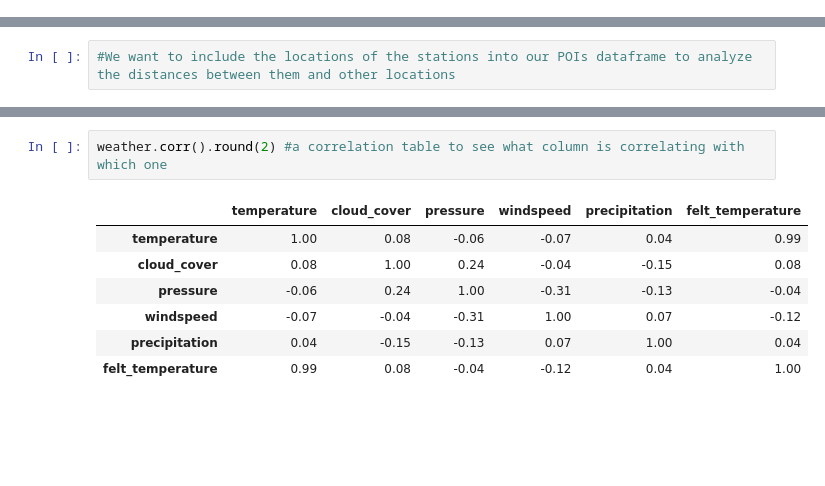
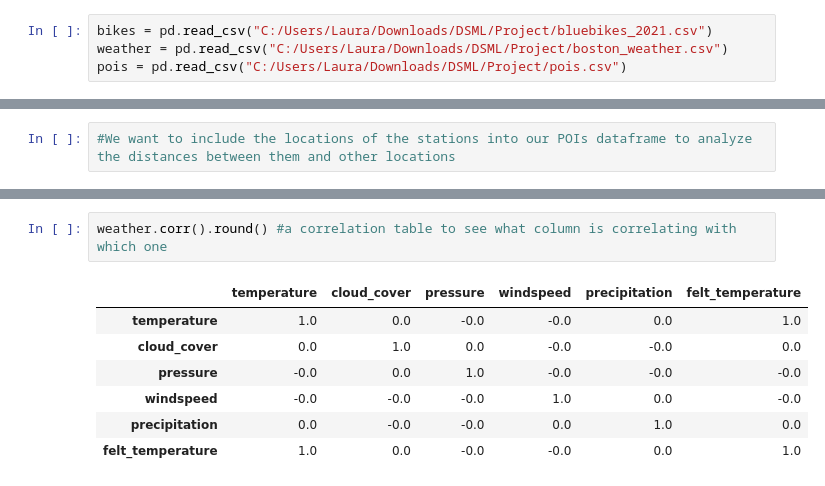
Before and after one commit to lauribus/DSMLproject, a Jupyter notebook: Project bikes.ipynb, the cells around one changed output, grey strips where cells are left out. Drawn from its saved outputs; the diff is of its cells as text; blank space fills up the shorter version.

```diff
--- a/Project bikes.ipynb
+++ b/Project bikes.ipynb
@@ -126,0 +11,4 @@ Index(['Unnamed: 0', 'version', 'timestamp', 'changeset', 'id', 'tags', 'lat',
+# %%
+bikes = pd.read_csv("C:/Users/Laura/Downloads/DSML/Project/bluebikes_2021.csv")
+weather = pd.read_csv("C:/Users/Laura/Downloads/DSML/Project/boston_weather.csv")
+pois = pd.read_csv("C:/Users/Laura/Downloads/DSML/Project/pois.csv")
@@ -512,10 +768,10 @@ weather_temp_avg.to_frame().join(bikes_idle_avg) #merged table for weather and b
 # %%
-weather.corr().round(2) #a correlation table to see what column is correlating with which one
+weather.corr().round() #a correlation table to see what column is correlating with which one
 # %% [output]
 |  | temperature | cloud_cover | pressure | windspeed | precipitation | felt_temperature |
-| temperature | 1.00 | 0.08 | -0.06 | -0.07 | 0.04 | 0.99 |
-| cloud_cover | 0.08 | 1.00 | 0.24 | -0.04 | -0.15 | 0.08 |
-| pressure | -0.06 | 0.24 | 1.00 | -0.31 | -0.13 | -0.04 |
-| windspeed | -0.07 | -0.04 | -0.31 | 1.00 | 0.07 | -0.12 |
-| precipitation | 0.04 | -0.15 | -0.13 | 0.07 | 1.00 | 0.04 |
-| felt_temperature | 0.99 | 0.08 | -0.04 | -0.12 | 0.04 | 1.00 |
+| temperature | 1.0 | 0.0 | -0.0 | -0.0 | 0.0 | 1.0 |
+| cloud_cover | 0.0 | 1.0 | 0.0 | -0.0 | -0.0 | 0.0 |
+| pressure | -0.0 | 0.0 | 1.0 | -0.0 | -0.0 | -0.0 |
+| windspeed | -0.0 | -0.0 | -0.0 | 1.0 | 0.0 | -0.0 |
+| precipitation | 0.0 | -0.0 | -0.0 | 0.0 | 1.0 | 0.0 |
+| felt_temperature | 1.0 | 0.0 | -0.0 | -0.0 | 0.0 | 1.0 |
```
Also changed, not shown: parts of 128 cells of this notebook.
